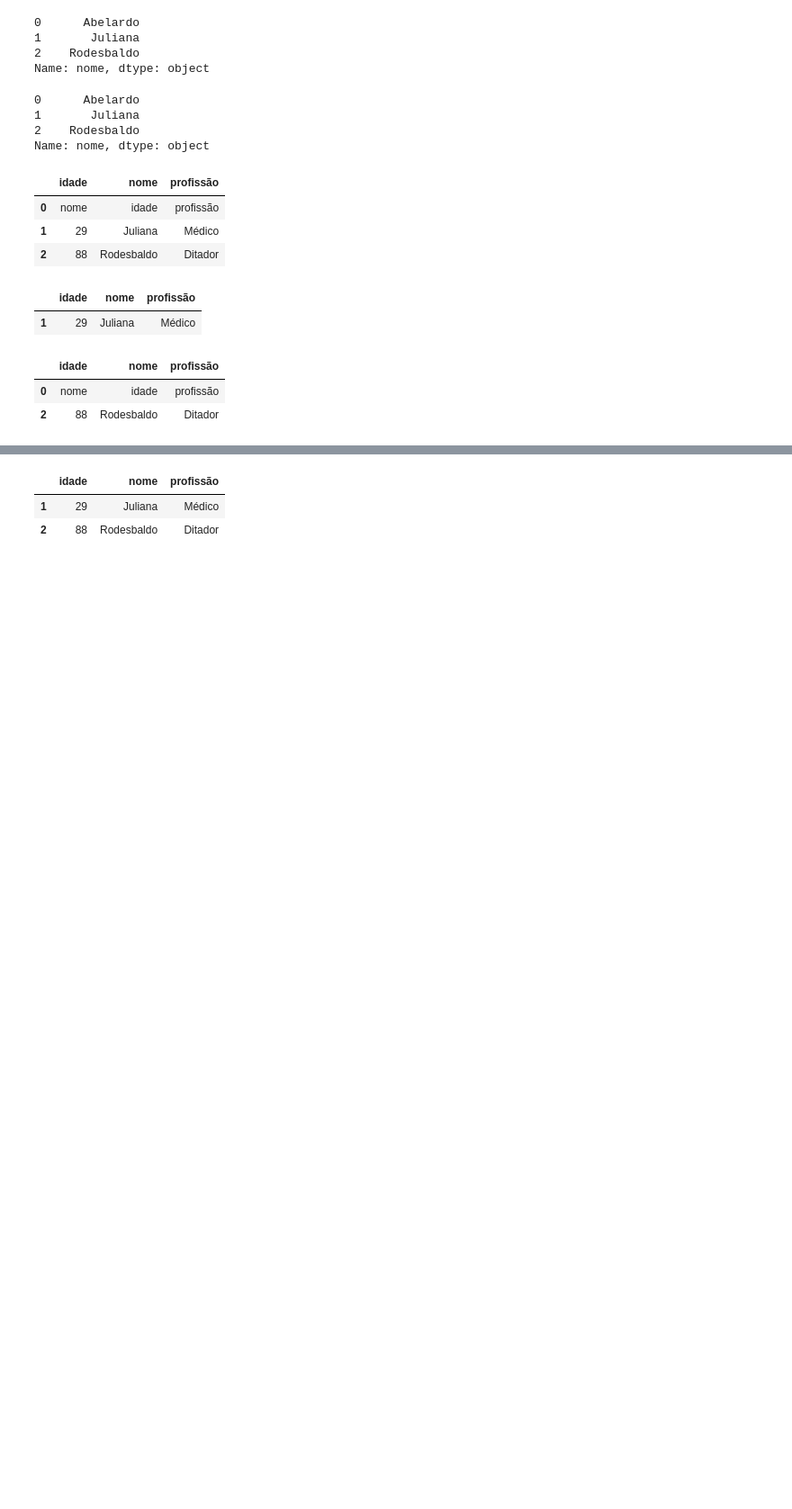
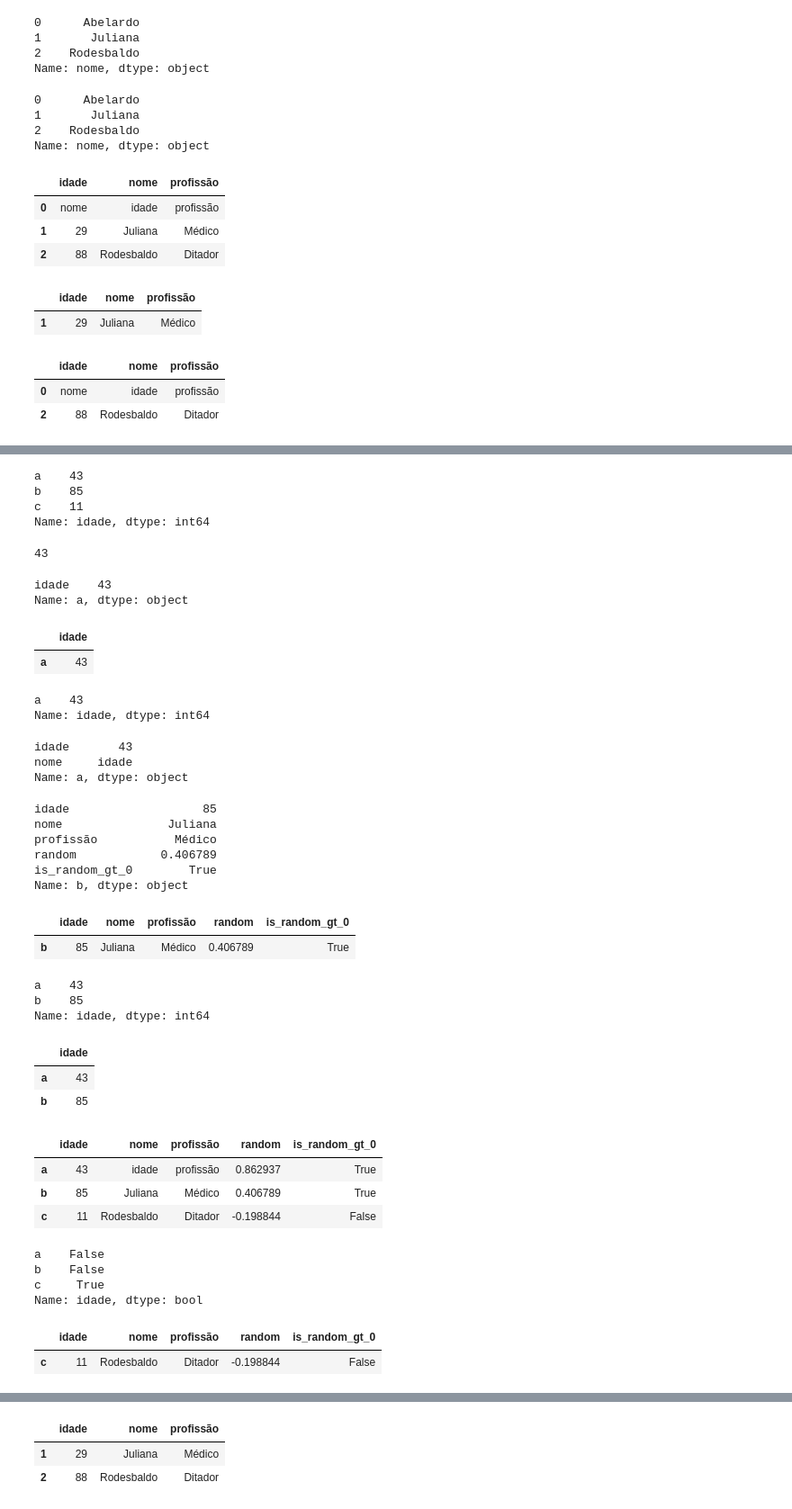
Before and after one commit to abevieiramota/course-python-data-analysis1, a Jupyter notebook: 03 - Introdução ao pandas.ipynb, the cells around one changed output, grey strips where cells are left out. Shown at 90% size. Drawn from its saved outputs; the diff is of its cells as text; code cells hidden in the pictures; blank space fills up the shorter version.

```diff
--- a/03 - Introdução ao pandas.ipynb
+++ b/03 - Introdução ao pandas.ipynb
@@ -211,0 +267,77 @@ df.T
+# %%
+ff['idade']
+# %% [output]
+a    43
+b    85
+c    11
+Name: idade, dtype: int64
+# %%
+ff.loc['a', 'idade'] # valor da 'célula'
+# %% [output]
+43
+# %%
+ff.loc['a', ['idade']] # series com nome 'a' e valor correspondente da coluna 'idade'
+# %% [output]
+idade    43
+Name: a, dtype: object
+# %%
+ff.loc[['a'], ['idade']] # dataframe
+# %% [output]
+|  | idade |
+| a | 43 |
+# %%
+ff.loc[['a'], 'idade'] # series com nome 'idade' e valor correspondente para a linha 'a'
+# %% [output]
+a    43
+Name: idade, dtype: int64
+# %%
+ff.loc['a', ['idade', 'nome']]
+# %% [output]
+idade       43
+nome     idade
+Name: a, dtype: object
+# %%
+ff.iloc[1] # series
+# %% [output]
+idade                   85
+nome               Juliana
+profissão           Médico
+random            0.406789
+is_random_gt_0        True
+Name: b, dtype: object
+# %%
+ff.iloc[[1]] # dataframe
+# %% [output]
+|  | idade | nome | profissão | random | is_random_gt_0 |
+| b | 85 | Juliana | Médico | 0.406789 | True |
+# %%
+ff.loc[['a', 'b'], 'idade']
+# %% [output]
+a    43
+b    85
+Name: idade, dtype: int64
+# %%
+ff.loc[['a', 'b'], ['idade']]
+# %% [output]
+|  | idade |
+| a | 43 |
+| b | 85 |
+# %%
+ff
+# %% [output]
+|  | idade | nome | profissão | random | is_random_gt_0 |
+| a | 43 | idade | profissão | 0.862937 | True |
+| b | 85 | Juliana | Médico | 0.406789 | True |
+| c | 11 | Rodesbaldo | Ditador | -0.198844 | False |
+# %%
+ff.idade < 28
+# %% [output]
+a    False
+b    False
+c     True
+Name: idade, dtype: bool
+# %%
+ff[ff.idade < 28]
+# %% [output]
+|  | idade | nome | profissão | random | is_random_gt_0 |
+| c | 11 | Rodesbaldo | Ditador | -0.198844 | False |
```
Also changed, not shown: parts of 33 cells of this notebook.
